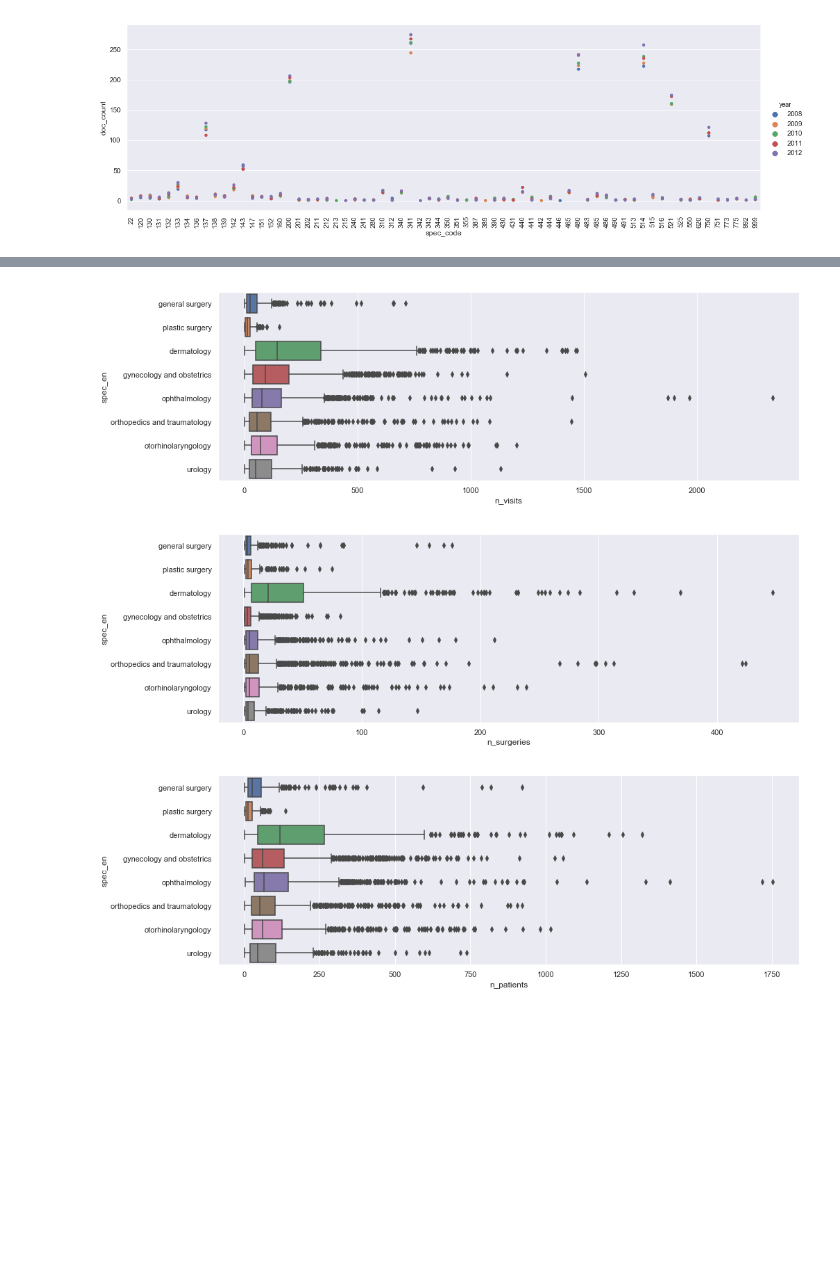
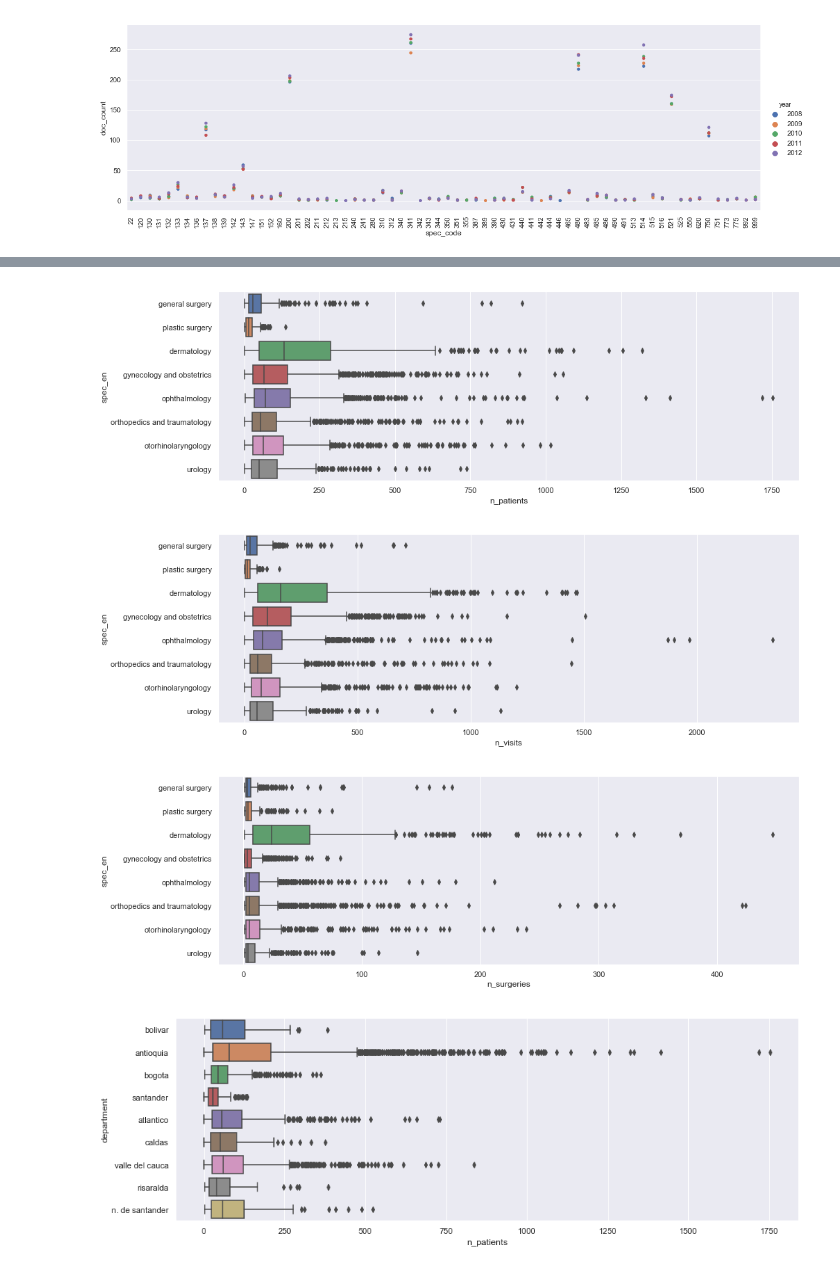
Before and after one commit to tmivanus/Springboard, a Jupyter notebook: Capstone_01/05_first_analyses.ipynb, the cells around one changed output, grey strips where cells are left out. Cells and saved outputs as stored; diff of their text form; code cells hidden in the pictures; blank space fills up the shorter version.

```diff
--- a/Capstone_01/05_first_analyses.ipynb
+++ b/Capstone_01/05_first_analyses.ipynb
@@ -118,0 +162,20 @@ plt.show()
+# %%
+dep_more_22_doc = subpanel_dep['doc_count'] > 22
+
+_ = sns.catplot(x='department', y='doc_count', data=subpanel_dep[dep_more_22_doc],\
+                     jitter=True, hue='year', height=5, aspect=3)
+_.set_xticklabels(rotation=30)
+
+_ = sns.catplot(x='department', y='mean_n_patients', data=subpanel_dep[dep_more_22_doc],\
+                     jitter=True, hue='year', height=5, aspect=3)
+_.set_xticklabels(rotation=30)
+
+_ = sns.catplot(x='department', y='mean_n_visits', data=subpanel_dep[dep_more_22_doc],\
+                     jitter=True, hue='year', height=5, aspect=3)
+_.set_xticklabels(rotation=30)
+
+_ = sns.catplot(x='department', y='mean_n_surgeries', data=subpanel_dep[dep_more_22_doc],\
+                     jitter=True, hue='year', height=5, aspect=3)
+_.set_xticklabels(rotation=30)
+
+plt.show()
@@ -119,21 +272,26 @@ plt.show()
 # %%
-spec_list = []
-for i in subpanel_01[doc_count_more_50][['spec_code','spec_en']].values:
-    spec_list.append(tuple(i))
-spec_code_list = [i[0] for i in pd.Series(spec_list).unique()]
-subpanel_02 = panel[panel['spec_code'].isin(spec_code_list)]
+_ = plt.figure(1, figsize=(15,5))
+_ = sns.boxplot(x='n_patients', y='spec_en', data=subpanel, orient='h')
 
-fig_C1 = plt.figure(1, figsize=(15,5))
-fig_C1 = sns.boxplot(x='n_visits', y='spec_en', data=subpanel_02, orient='h')
+_ = plt.figure(2, figsize=(15,5))
+_ = sns.boxplot(x='n_visits', y='spec_en', data=subpanel, orient='h')
 
-fig_C2 = plt.figure(2, figsize=(15,5))
-fig_C2 = sns.boxplot(x='n_surgeries', y='spec_en', data=subpanel_02, orient='h')
+_ = plt.figure(3, figsize=(15,5))
+_ = sns.boxplot(x='n_surgeries', y='spec_en', data=subpanel, orient='h')
 
-fig_C3 = plt.figure(3, figsize=(15,5))
-fig_C3 = sns.boxplot(x='n_patients', y='spec_en', data=subpanel_02, orient='h')
+
+_ = plt.figure(4, figsize=(15,5))
+_ = sns.boxplot(x='n_patients', y='department', data=subpanel, orient='h')
+
+_ = plt.figure(5, figsize=(15,5))
+_ = sns.boxplot(x='n_visits', y='department', data=subpanel, orient='h')
+
+_ = plt.figure(6, figsize=(15,5))
+_ = sns.boxplot(x='n_surgeries', y='department', data=subpanel, orient='h')
 
 plt.show()
 # %% [output]
-[figure, old version]
+[figure, new version]
-[figure, old version]
+[figure, new version]
-[figure, old version]
+[figure, new version]
+[figure, added]
```
Also changed, not shown: parts of 15 cells of this notebook.
